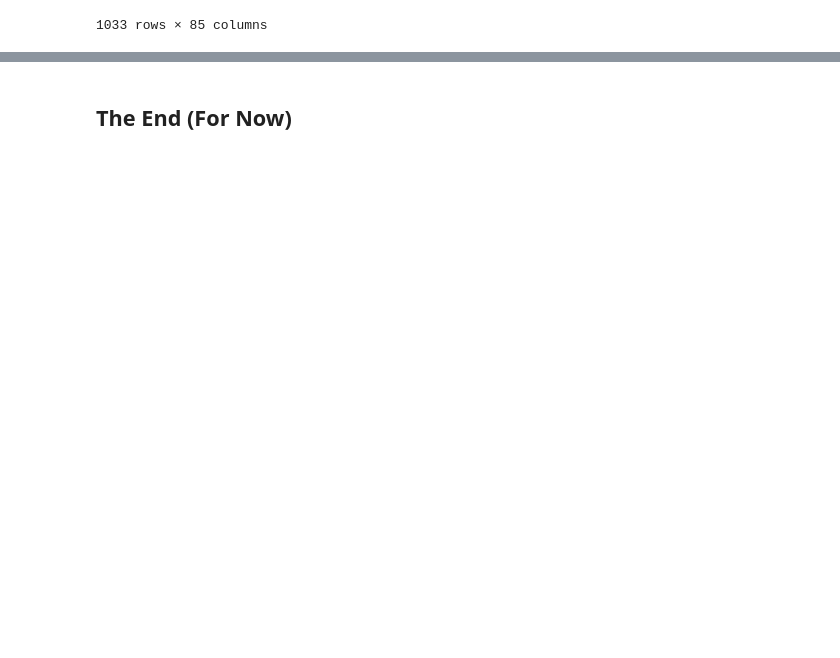
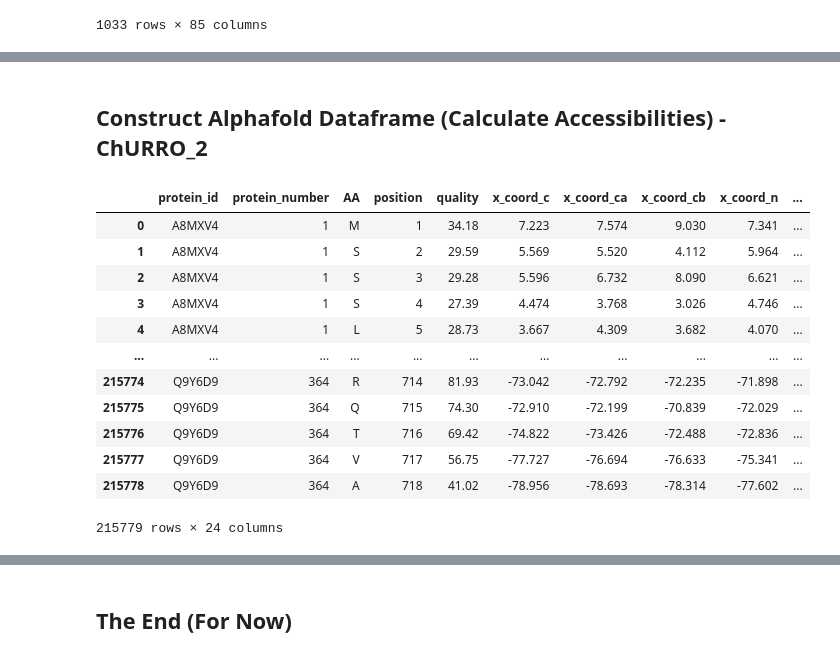
Before and after one commit to ritster/MetML, a Jupyter notebook: ChURRO_revisions/datagen-revisions.ipynb, the cells around one changed output, grey strips where cells are left out. Saved outputs shown, nothing was run; the diff lists cells and outputs as text; code cells hidden in the pictures; blank space fills up the shorter version.

Commit message:
ChURRO_2 steric analysis done + ChURRO_1 minor row filtering

```diff
--- a/ChURRO_revisions/datagen-revisions.ipynb
+++ b/ChURRO_revisions/datagen-revisions.ipynb
@@ -630,0 +801,3 @@ peptides_wa
+# %%
+peptides_cs["Methionine Location"] = peptides_cs["Sequence Location"] + peptides_cs["Left Prefix Length"]
+peptides_cs;
@@ -630,0 +810,5 @@ peptides_wa
+# %%
+# Compute left/right analysis sequences based on threshold
+peptides_cs[f"Left {analysis_threshold}"] = [A[B-analysis_threshold:B]  if (B - analysis_threshold >= 0) else A[0:B-1] for A, B in zip(peptides_cs["Complete Sequence"], peptides_cs["Methionine Location"])]
+peptides_cs[f"Right {analysis_threshold}"] = [A[B+1:B+1+analysis_threshold] for A, B in zip(peptides_cs["Complete Sequence"], peptides_cs["Methionine Location"])]
+peptides_cs
@@ -630,0 +829,8 @@ peptides_wa
+# %%
+# Remove invalid proteins (according to alphafold)
+# 9 invalid peptides as a result -> 4 red, 1 blue, 4 grey
+
+invalid_IDs = ['Q14204', 'Q9Y520', 'P46013']
+display(peptides_cs[peptides_cs["Protein ID"].isin(invalid_IDs)])
+peptides_cs = peptides_cs[~peptides_cs["Protein ID"].isin(invalid_IDs)]
+peptides_cs
@@ -630,0 +864,5 @@ peptides_wa
+# %%
+# Set uniprot IDs to use
+unique_uniprotIDs = peptides_cs["Protein ID"].unique()
+print("Unique UniProt IDs: \n" + str(unique_uniprotIDs))
+print("Number of Unique UniProt IDs: " + str(unique_uniprotIDs.size))
@@ -630,0 +909,22 @@ peptides_wa
+# %% [markdown]
+## Construct Alphafold Dataframe (Calculate Accessibilities) - ChURRO_2
+# %%
+# Format alphafold data into dataframe
+alphafold_annotation_ChURRO_2 = format_alphafold_data(
+    directory=cif_dir,
+    protein_ids=unique_uniprotIDs)
+alphafold_annotation_ChURRO_2
+# %% [output]
+|  | protein_id | protein_number | AA | position | quality | x_coord_c | x_coord_ca | x_coord_cb | x_coord_n | ... |
+| 0 | A8MXV4 | 1 | M | 1 | 34.18 | 7.223 | 7.574 | 9.030 | 7.341 | ... |
+| 1 | A8MXV4 | 1 | S | 2 | 29.59 | 5.569 | 5.520 | 4.112 | 5.964 | ... |
+| 2 | A8MXV4 | 1 | S | 3 | 29.28 | 5.596 | 6.732 | 8.090 | 6.621 | ... |
+| 3 | A8MXV4 | 1 | S | 4 | 27.39 | 4.474 | 3.768 | 3.026 | 4.746 | ... |
+| 4 | A8MXV4 | 1 | L | 5 | 28.73 | 3.667 | 4.309 | 3.682 | 4.070 | ... |
+| ... | ... | ... | ... | ... | ... | ... | ... | ... | ... | ... |
+| 215774 | Q9Y6D9 | 364 | R | 714 | 81.93 | -73.042 | -72.792 | -72.235 | -71.898 | ... |
+| 215775 | Q9Y6D9 | 364 | Q | 715 | 74.30 | -72.910 | -72.199 | -70.839 | -72.029 | ... |
+| 215776 | Q9Y6D9 | 364 | T | 716 | 69.42 | -74.822 | -73.426 | -72.488 | -72.836 | ... |
+| 215777 | Q9Y6D9 | 364 | V | 717 | 56.75 | -77.727 | -76.694 | -76.633 | -75.341 | ... |
+| 215778 | Q9Y6D9 | 364 | A | 718 | 41.02 | -78.956 | -78.693 | -78.314 | -77.602 | ... |
+215779 rows × 24 columns
```
Also changed, not shown: parts of 68 cells of this notebook, 2 other files.
